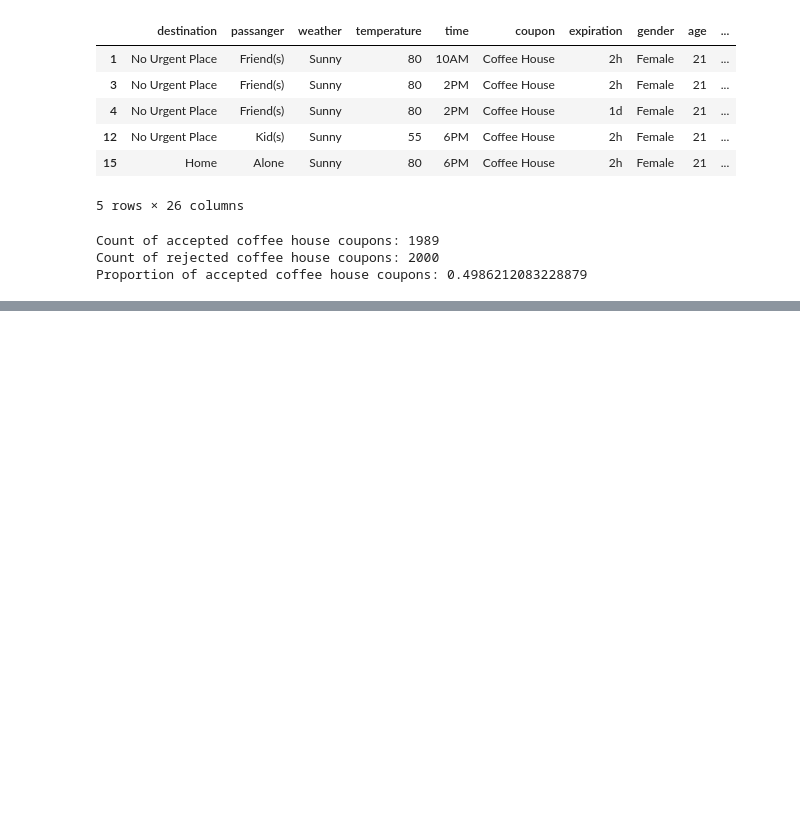
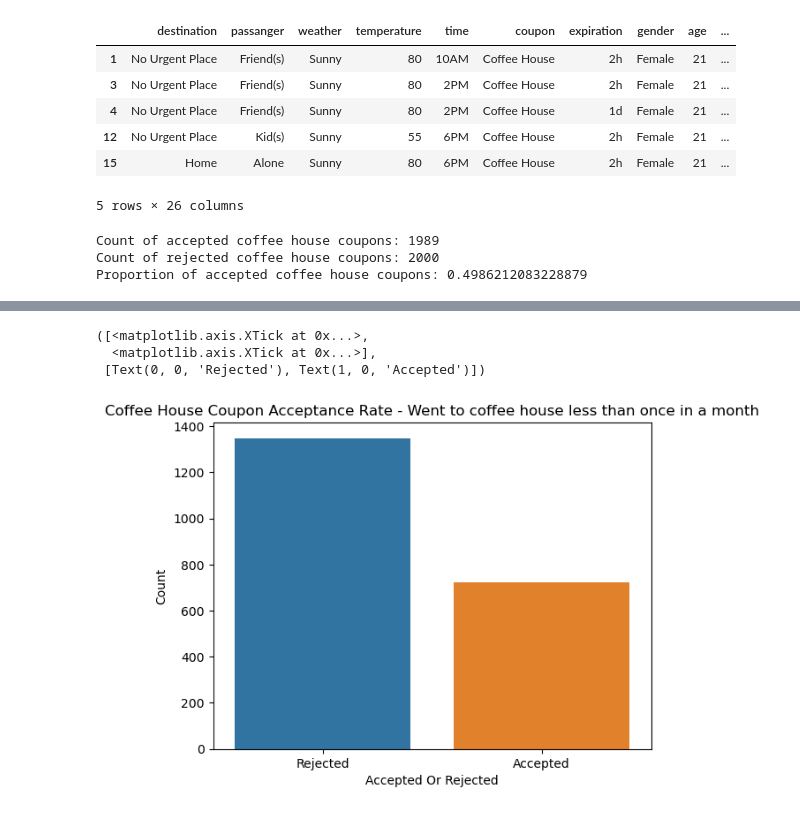
Before and after one commit to anthonytu8/AIMLAnthonyTu, a Jupyter notebook: CustomerCoupons/CustomerCoupons.ipynb, the cells around one changed output, grey strips where cells are left out. Saved outputs shown, nothing was run; the diff lists cells and outputs as text; code cells hidden in the pictures; blank space fills up the shorter version.

```diff
--- a/CustomerCoupons/CustomerCoupons.ipynb
+++ b/CustomerCoupons/CustomerCoupons.ipynb
@@ -712,0 +741,4 @@ plt.xticks([0, 1], ['Rejected', 'Accepted'])
+# %%
+# Create separate data frame for those who went to a coffee house less than once a month
+coffee_lessthan1_data = coffee_data.query('CoffeeHouse == "never" | CoffeeHouse == "less1" | CoffeeHouse == 0')
+coffee_lessthan1_data
@@ -712,0 +793,12 @@ plt.xticks([0, 1], ['Rejected', 'Accepted'])
+# %%
+# Visualize acceptance rate
+sns.barplot(coffee_data, x=coffee_lessthan1_data['Y'].value_counts().index, y=coffee_lessthan1_data['Y'].value_counts().values)
+plt.title('Coffee House Coupon Acceptance Rate - Went to coffee house less than once in a month')
+plt.xlabel('Accepted Or Rejected')
+plt.ylabel('Count')
+plt.xticks([0, 1], ['Rejected', 'Accepted'])
+# %% [output]
+([<matplotlib.axis.XTick at 0x...>,
+  <matplotlib.axis.XTick at 0x...>],
+ [Text(0, 0, 'Rejected'), Text(1, 0, 'Accepted')])
+[figure, added]
```
Also changed, not shown: parts of 11 cells of this notebook.
